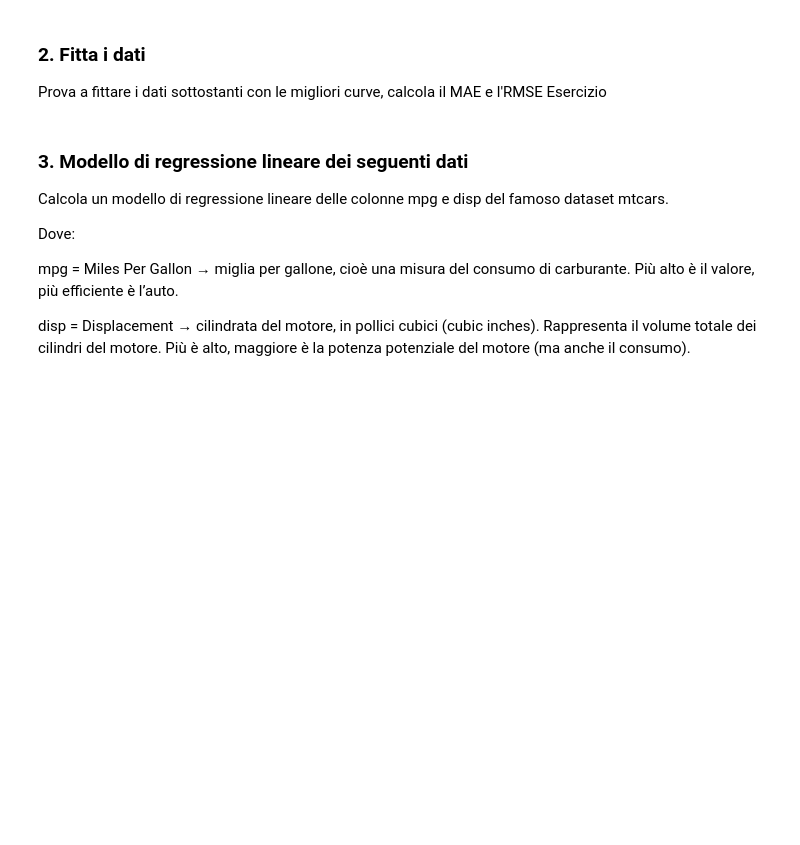
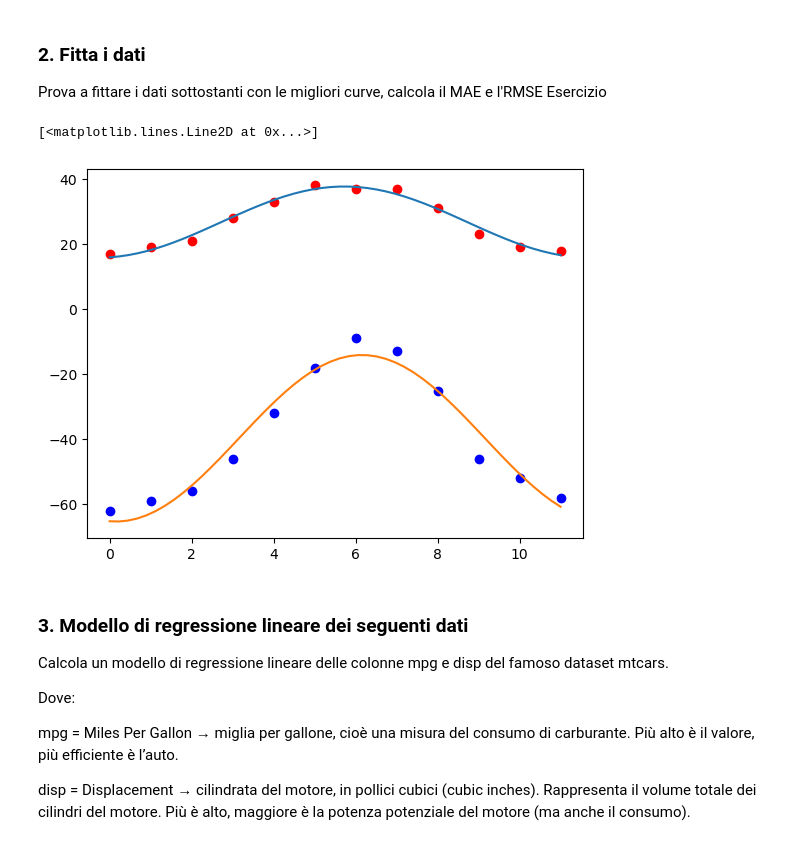
Before and after one commit to fbedeschi/laboratorio2_programmazione, a Jupyter notebook: 7.4_esercizi_lez7.ipynb, the cells around one changed output. Drawn from its saved outputs; the diff is of its cells as text; code cells hidden in the pictures; blank space fills up the shorter version.

```diff
--- a/7.4_esercizi_lez7.ipynb
+++ b/7.4_esercizi_lez7.ipynb
@@ -32,3 +44,29 @@ import matplotlib.pyplot as plt
+# %%
+import numpy as np
+import matplotlib.pyplot as plt
+temp_max = np.array([17, 19, 21, 28, 33, 38, 37, 37, 31, 23, 19, 18])
+temp_min = np.array([-62, -59, -56, -46, -32, -18, -9, -13, -25, -46, -52, -58])
+
+#plotto i dati veri
+month = np.arange(12)
+plt.plot(month,temp_max,"ro")
+plt.plot(month,temp_min,"bo")
+
+def polinomio_grado_3(x,a,b,c,d): # funzione per fare la curva da un polinomio ma non ottimale
+    return a*x**3 + b*x**2 + c*x + d
+
+def sin(x,a,b,c):  #uso funzione seno per fare la curva risulta molto meglio
+    return c + a*np.sin((x+b)*2*np.pi/12)
+
+param_max, _ = sp.optimize.curve_fit(sin,month,temp_max)
+param_min, _ = sp.optimize.curve_fit(sin,month,temp_min)
+
+x = np.linspace(0,11)
+plt.plot(x,sin(x,*param_max)) #plotto le curve fittate
+plt.plot(x,sin(x,*param_min))
+# %% [output]
+[<matplotlib.lines.Line2D at 0x...>]
+[figure, added]
 # %% [markdown]
 ### **3. Modello di regressione lineare dei seguenti dati**
 
```
Also changed, not shown: parts of 3 cells of this notebook.
